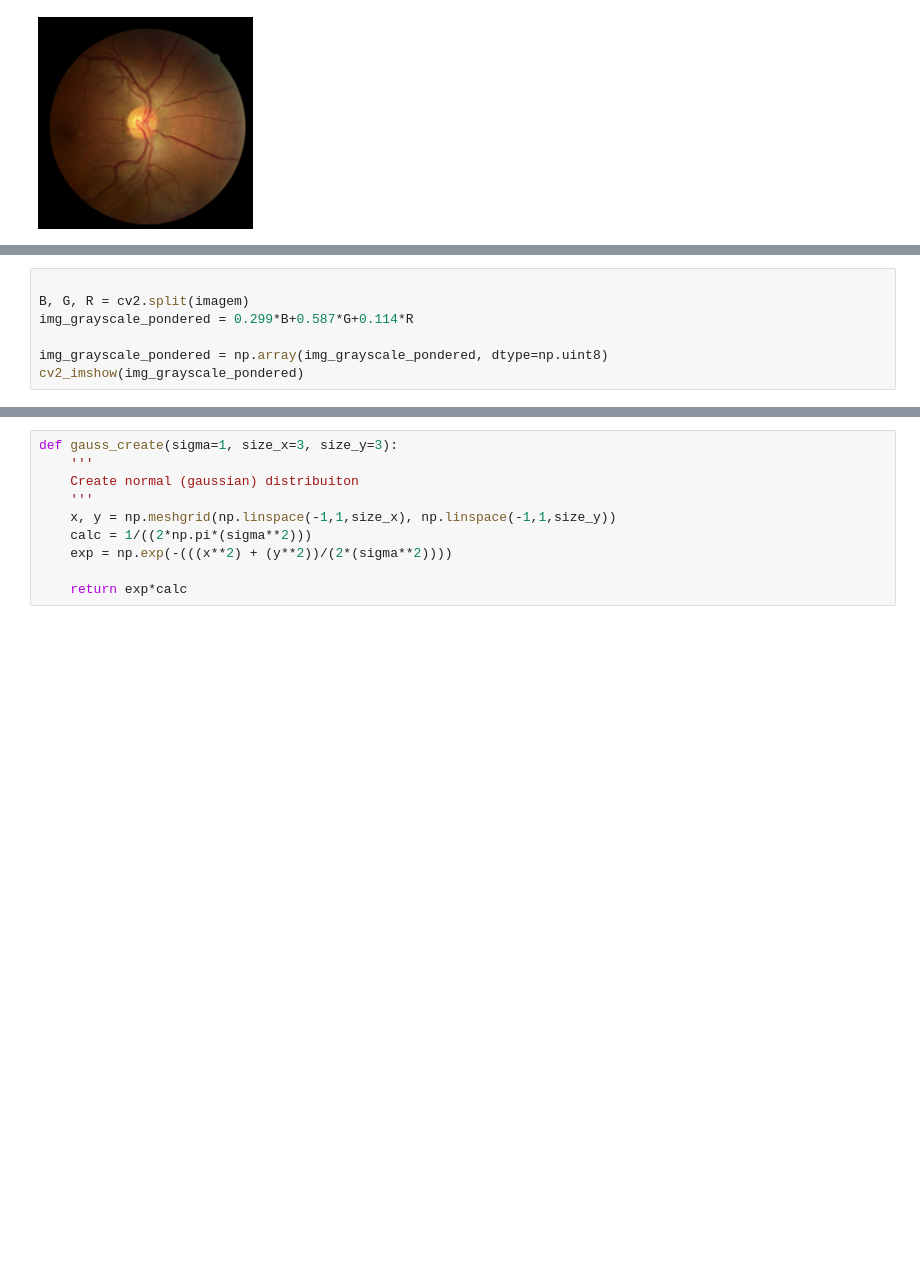
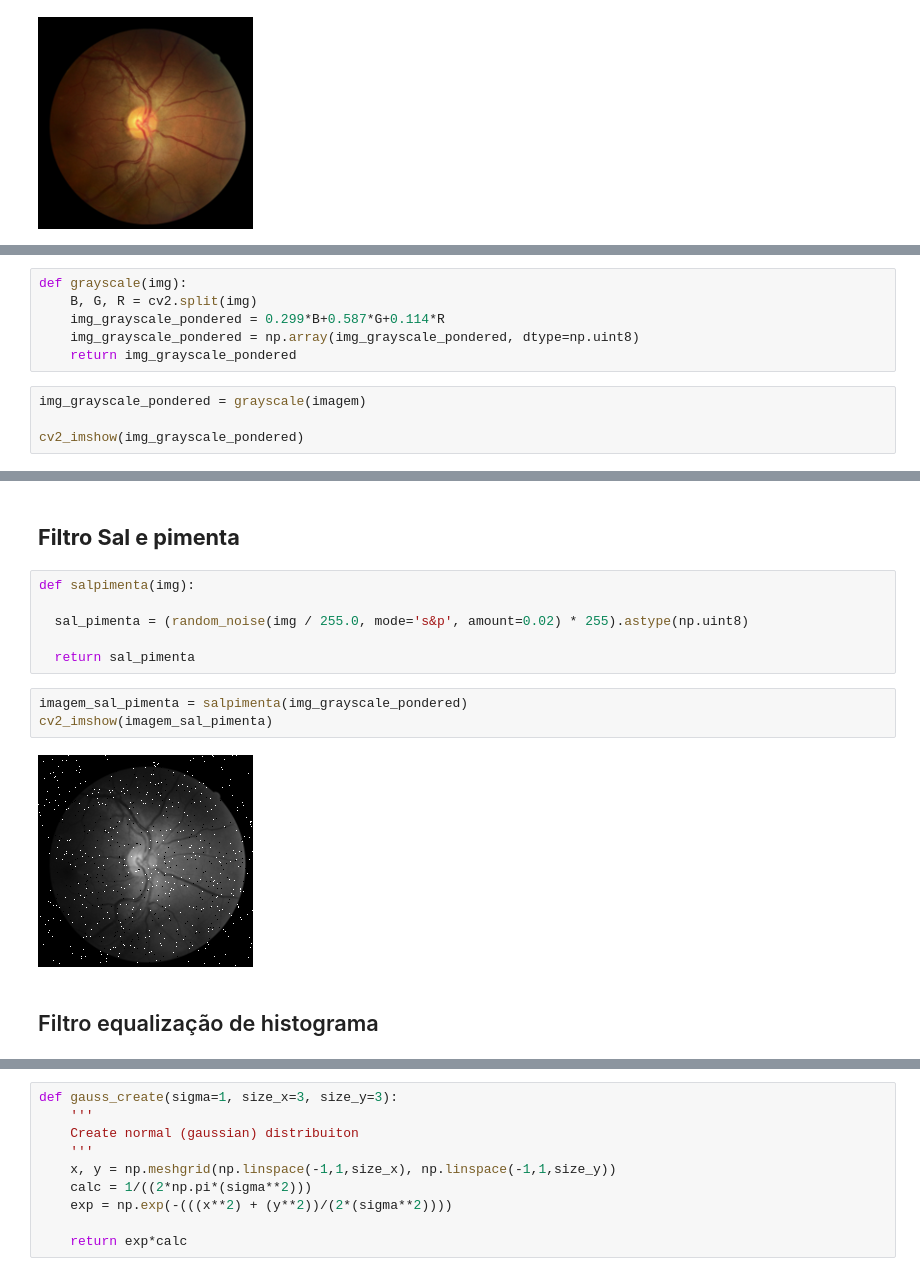
Before and after one commit to hoffera/PDI-Opera-es_Pontuais_e_Filtragem_Espacial, a Jupyter notebook: Projeto_M1_–_Operações_Pontuais_e_Filtragem_Espacial.ipynb, the cells around one changed output, grey strips where cells are left out. Saved outputs shown, nothing was run; the diff lists cells and outputs as text; blank space fills up the shorter version.

```diff
--- a/Projeto_M1_–_Operações_Pontuais_e_Filtragem_Espacial.ipynb
+++ b/Projeto_M1_–_Operações_Pontuais_e_Filtragem_Espacial.ipynb
@@ -39,7 +19,0 @@ cv2_imshow(imagem)
-# %%
-
-B, G, R = cv2.split(imagem)
-img_grayscale_pondered = 0.299*B+0.587*G+0.114*R
-
-img_grayscale_pondered = np.array(img_grayscale_pondered, dtype=np.uint8)
-cv2_imshow(img_grayscale_pondered)
@@ -101,0 +22,10 @@ img_gamma2 = np.array(c*255*(img_eq/255)**gamma, dtype = np.uint8)
+# %%
+def grayscale(img):
+    B, G, R = cv2.split(img)
+    img_grayscale_pondered = 0.299*B+0.587*G+0.114*R
+    img_grayscale_pondered = np.array(img_grayscale_pondered, dtype=np.uint8)
+    return img_grayscale_pondered
+# %%
+img_grayscale_pondered = grayscale(imagem)
+
+cv2_imshow(img_grayscale_pondered)
@@ -101,0 +34,15 @@ img_gamma2 = np.array(c*255*(img_eq/255)**gamma, dtype = np.uint8)
+# %% [markdown]
+## **Filtro Sal e pimenta**
+# %%
+def salpimenta(img):
+
+  sal_pimenta = (random_noise(img / 255.0, mode='s&p', amount=0.02) * 255).astype(np.uint8)
+
+  return sal_pimenta
+# %%
+imagem_sal_pimenta = salpimenta(img_grayscale_pondered)
+cv2_imshow(imagem_sal_pimenta)
+# %% [output]
+[figure, added]
+# %% [markdown]
+## Filtro equalização de histograma
```
Also changed, not shown: parts of 58 cells of this notebook.
